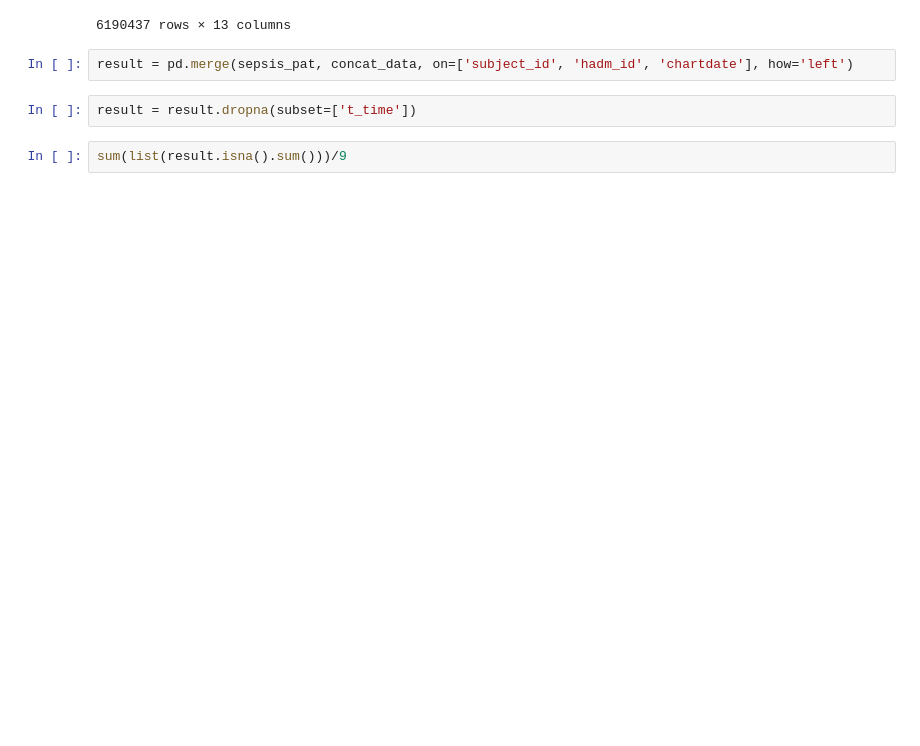
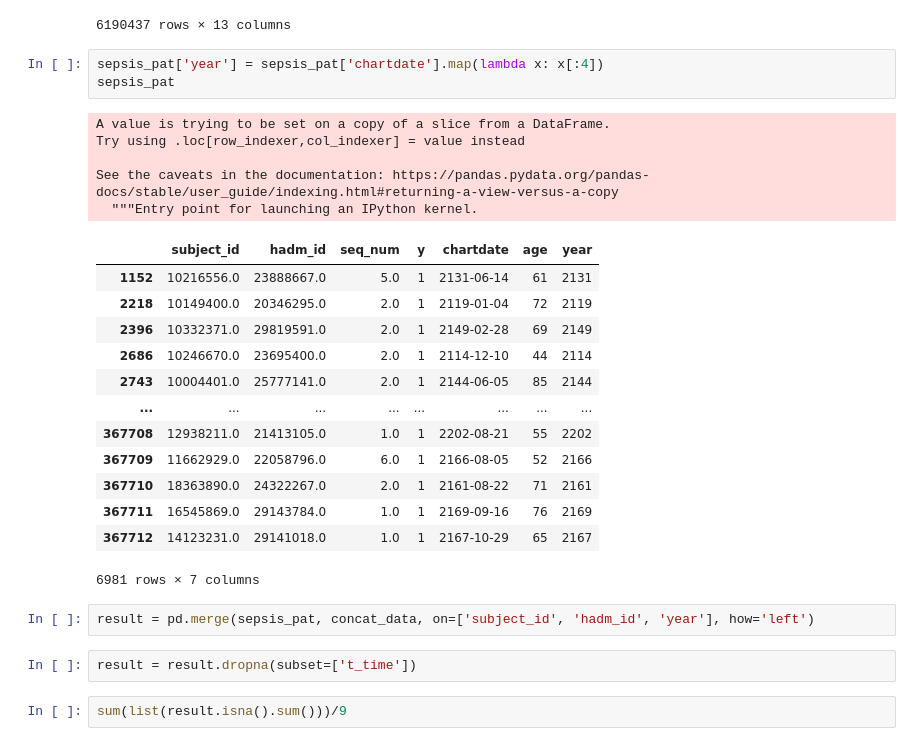
Before and after one commit to jongmin1/sepsis_mdhi, a Jupyter notebook: preprocess/sepsis_nan.ipynb, the cells around one changed output. Cells and saved outputs as stored; diff of their text form; blank space fills up the shorter version.

```diff
--- a/preprocess/sepsis_nan.ipynb
+++ b/preprocess/sepsis_nan.ipynb
@@ -30,8 +30,30 @@ concat_data
 | 7841833 | 19635953 | 29856471 | 2180-11-23 11:00:00 | NaN | NaN | NaN | NaN | ... |
 | 7841834 | 19688885 | 24789896 | 2130-11-23 10:00:00 | NaN | NaN | NaN | NaN | ... |
 6190437 rows × 13 columns
+# %%
+sepsis_pat['year'] = sepsis_pat['chartdate'].map(lambda x: x[:4])
+sepsis_pat
+# %% [output]
+A value is trying to be set on a copy of a slice from a DataFrame.
+Try using .loc[row_indexer,col_indexer] = value instead
+
+See the caveats in the documentation: https://pandas.pydata.org/pandas-docs/stable/user_guide/indexing.html#returning-a-view-versus-a-copy
+  """Entry point for launching an IPython kernel.
+|  | subject_id | hadm_id | seq_num | y | chartdate | age | year |
+| 1152 | 10216556.0 | 23888667.0 | 5.0 | 1 | 2131-06-14 | 61 | 2131 |
+| 2218 | 10149400.0 | 20346295.0 | 2.0 | 1 | 2119-01-04 | 72 | 2119 |
+| 2396 | 10332371.0 | 29819591.0 | 2.0 | 1 | 2149-02-28 | 69 | 2149 |
+| 2686 | 10246670.0 | 23695400.0 | 2.0 | 1 | 2114-12-10 | 44 | 2114 |
+| 2743 | 10004401.0 | 25777141.0 | 2.0 | 1 | 2144-06-05 | 85 | 2144 |
+| ... | ... | ... | ... | ... | ... | ... | ... |
+| 367708 | 12938211.0 | 21413105.0 | 1.0 | 1 | 2202-08-21 | 55 | 2202 |
+| 367709 | 11662929.0 | 22058796.0 | 6.0 | 1 | 2166-08-05 | 52 | 2166 |
+| 367710 | 18363890.0 | 24322267.0 | 2.0 | 1 | 2161-08-22 | 71 | 2161 |
+| 367711 | 16545869.0 | 29143784.0 | 1.0 | 1 | 2169-09-16 | 76 | 2169 |
+| 367712 | 14123231.0 | 29141018.0 | 1.0 | 1 | 2167-10-29 | 65 | 2167 |
+6981 rows × 7 columns
 # %%
-result = pd.merge(sepsis_pat, concat_data, on=['subject_id', 'hadm_id', 'chartdate'], how='left')
+result = pd.merge(sepsis_pat, concat_data, on=['subject_id', 'hadm_id', 'year'], how='left')
 # %%
 result = result.dropna(subset=['t_time'])
 # %%
```
Also changed, not shown: parts of 15 cells of this notebook.
